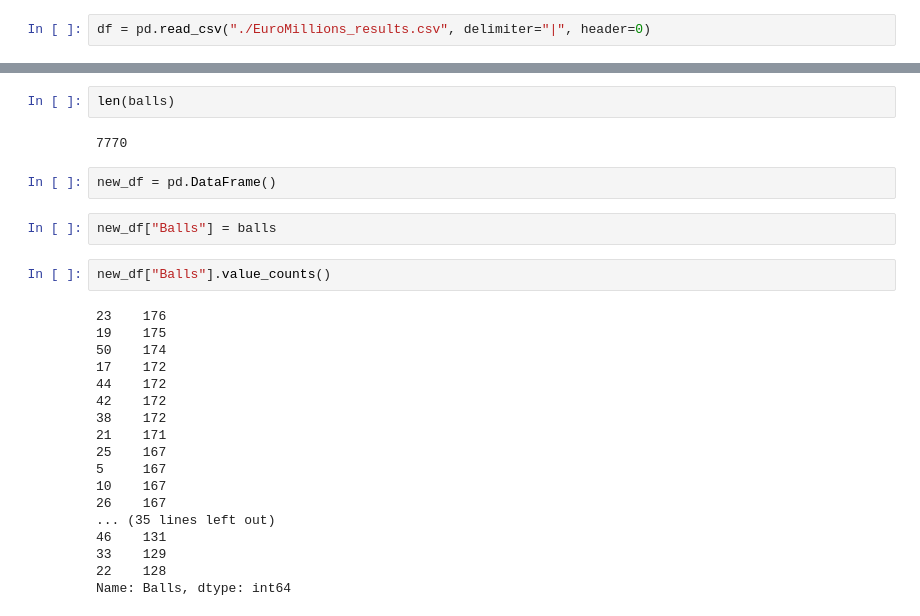
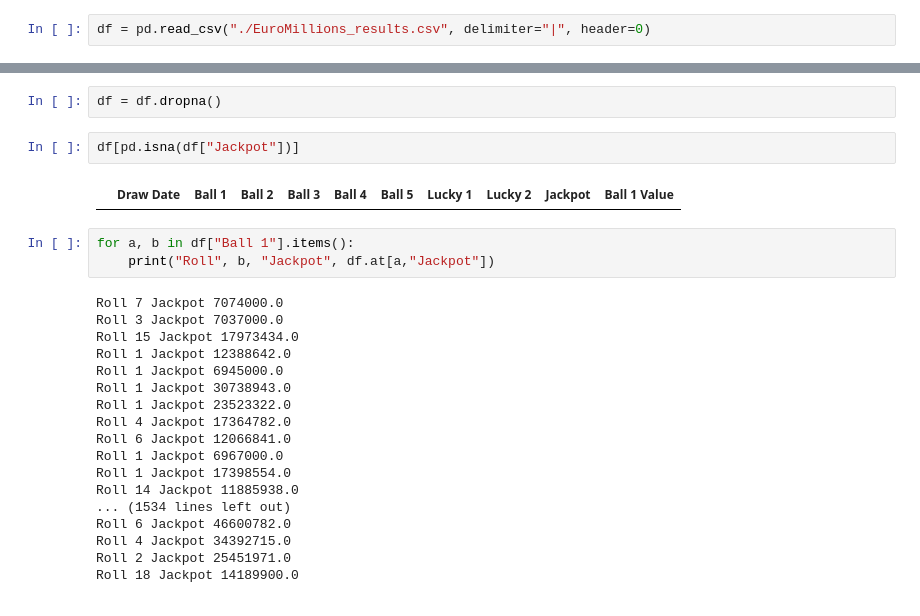
Before and after one commit to notxcharles/Optimal-Lottery-Numbers, a Jupyter notebook: eum.ipynb, the cells around one changed output, grey strips where cells are left out. Saved outputs shown, nothing was run; the diff lists cells and outputs as text.

```diff
--- a/eum.ipynb
+++ b/eum.ipynb
@@ -44,28 +22,27 @@ balls += [x for x in df["Ball 5"]]
-# %%
-len(balls)
-# %% [output]
-7770
-# %%
-new_df = pd.DataFrame()
-# %%
-new_df["Balls"] = balls
-# %%
-new_df["Balls"].value_counts()
-# %% [output]
-23    176
-19    175
-50    174
-17    172
-44    172
-42    172
-38    172
-21    171
-25    167
-5     167
-10    167
-26    167
-... (35 lines left out)
-46    131
-33    129
-22    128
-Name: Balls, dtype: int64
+# %%
+df = df.dropna()
+# %%
+df[pd.isna(df["Jackpot"])]
+# %% [output]
+|  | Draw Date | Ball 1 | Ball 2 | Ball 3 | Ball 4 | Ball 5 | Lucky 1 | Lucky 2 | Jackpot | Ball 1 Value |
+# %%
+for a, b in df["Ball 1"].items():
+    print("Roll", b, "Jackpot", df.at[a,"Jackpot"])
+# %% [output]
+Roll 7 Jackpot 7074000.0
+Roll 3 Jackpot 7037000.0
+Roll 15 Jackpot 17973434.0
+Roll 1 Jackpot 12388642.0
+Roll 1 Jackpot 6945000.0
+Roll 1 Jackpot 30738943.0
+Roll 1 Jackpot 23523322.0
+Roll 4 Jackpot 17364782.0
+Roll 6 Jackpot 12066841.0
+Roll 1 Jackpot 6967000.0
+Roll 1 Jackpot 17398554.0
+Roll 14 Jackpot 11885938.0
+... (1534 lines left out)
+Roll 6 Jackpot 46600782.0
+Roll 4 Jackpot 34392715.0
+Roll 2 Jackpot 25451971.0
+Roll 18 Jackpot 14189900.0
```
Also changed, not shown: parts of 3 cells of this notebook, 3 other files.
